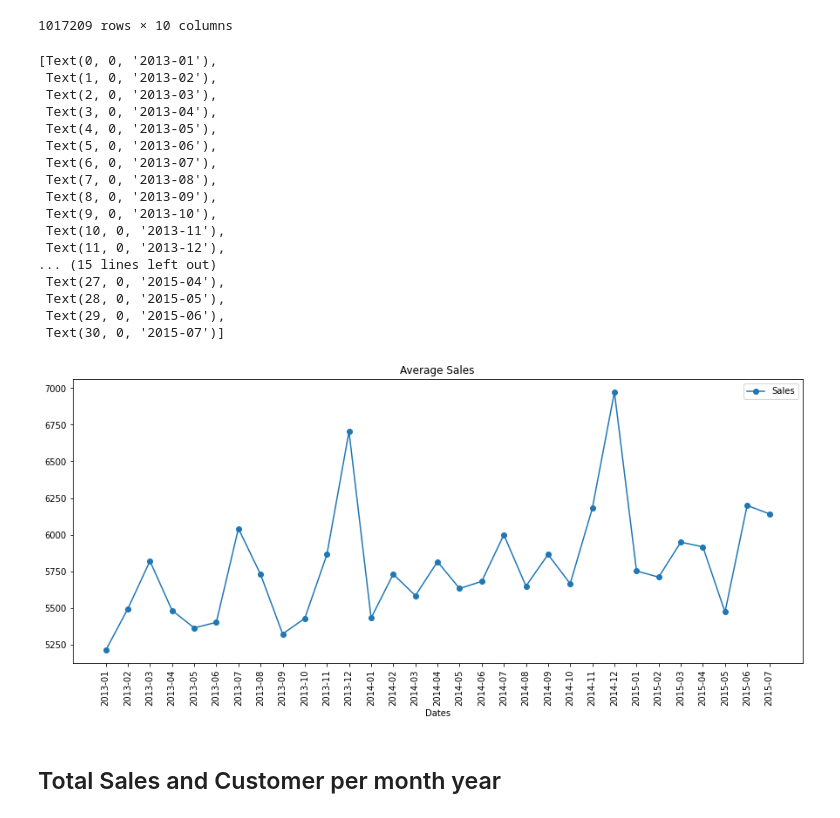
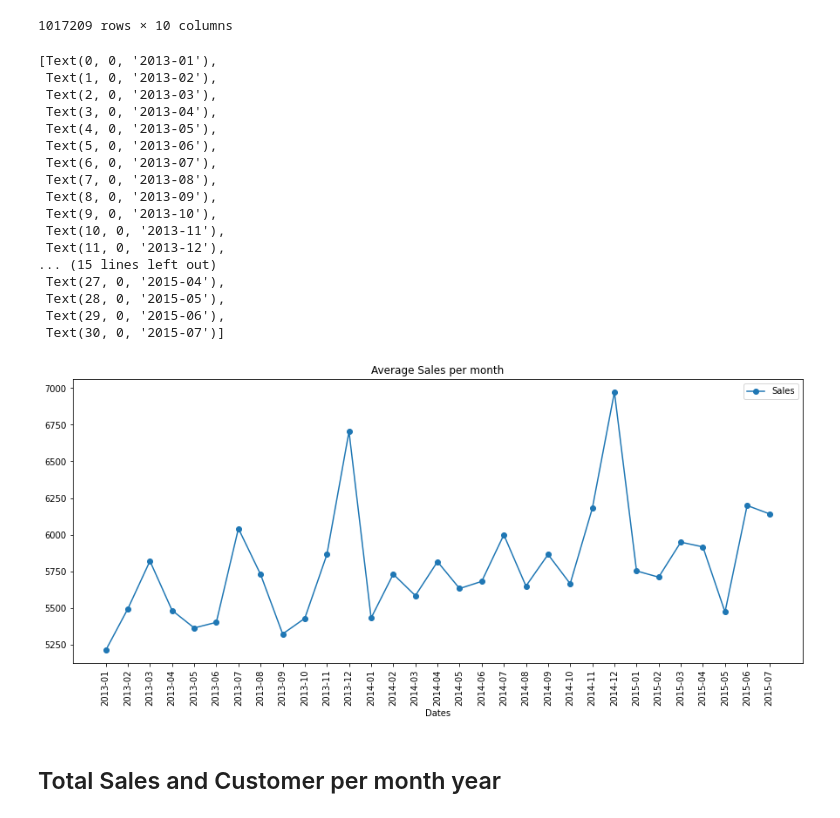
Before and after one commit to Bammydele-Ajiga/Rossmann-Store-Sales-falcon, a Jupyter notebook: EDA.ipynb, the cells around one changed output. Drawn from its saved outputs; the diff is of its cells as text; code cells hidden in the pictures.

```diff
--- a/EDA.ipynb
+++ b/EDA.ipynb
@@ -291,33 +291,33 @@ train_df
 # %%
 monthly_average_sales  = train_df.groupby('Dates')["Sales"].mean()
 
 # # plot average sales over time(year-month)
 ax1 = plt.figure(figsize=(15,6))
-ax1 = monthly_average_sales.plot(legend=True,marker='o',title="Average Sales")
+ax1 = monthly_average_sales.plot(legend=True,marker='o',title="Average Sales per month")
 
 ax1.set_xticks(range(len(monthly_average_sales)))
 ax1.set_xticklabels(monthly_average_sales.index.tolist(), rotation=90)
 
 # plt.xlabels(monthly_average_sales.index.tolist(), rotation=45)
 # %% [output]
 [Text(0, 0, '2013-01'),
  Text(1, 0, '2013-02'),
  Text(2, 0, '2013-03'),
  Text(3, 0, '2013-04'),
  Text(4, 0, '2013-05'),
  Text(5, 0, '2013-06'),
  Text(6, 0, '2013-07'),
  Text(7, 0, '2013-08'),
  Text(8, 0, '2013-09'),
  Text(9, 0, '2013-10'),
  Text(10, 0, '2013-11'),
  Text(11, 0, '2013-12'),
 ... (15 lines left out)
  Text(27, 0, '2015-04'),
  Text(28, 0, '2015-05'),
  Text(29, 0, '2015-06'),
  Text(30, 0, '2015-07')]
-[figure, old version]
+[figure, new version]
 # %% [markdown]
 <h2> Total Sales and Customer per month year</h2>
 # %%
```
Also changed, not shown: parts of 34 cells of this notebook.
